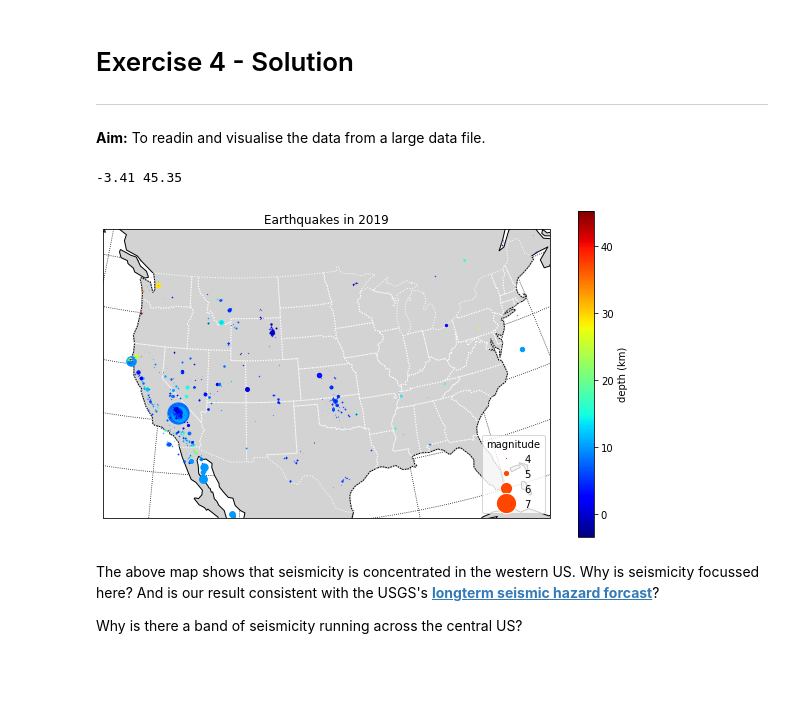
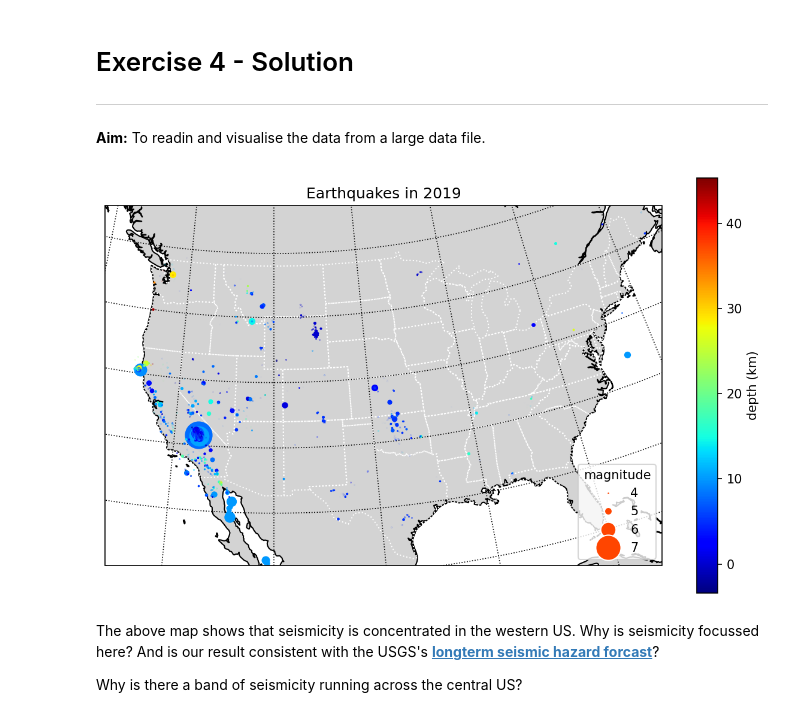
Before and after one commit to oscarbranson/python-course, a Jupyter notebook: solutions/Exercise4_solution.ipynb, the cells around one changed output. Drawn from its saved outputs; the diff is of its cells as text; code cells hidden in the pictures; blank space fills up the shorter version.

Commit message:
fix data path and shape name

```diff
--- a/solutions/Exercise4_solution.ipynb
+++ b/solutions/Exercise4_solution.ipynb
@@ -20,7 +20,7 @@ import numpy as np
 from matplotlib.lines import Line2D
 
 #readin earthquake data
-df = pd.read_csv('data/us_eqs.csv',header=0,index_col=None)
+df = pd.read_csv('../exercises/data/us_eqs.csv',header=0,index_col=None)
 
 #define the plot area
 fg = plt.figure(figsize=(10,6));
@@ -34,7 +34,7 @@ ax.set_extent([-125, -75, 25, 50], crs=ccrs.Geodetic())
 #add coastlines
 feature = ctp.feature.NaturalEarthFeature(
         name='coastline', category='physical',
-        scale='110m',
+        scale='50m',
         edgecolor='#000000', facecolor='lightgrey')
 ax.add_feature(feature)
 
@@ -42,9 +42,13 @@ ax.add_feature(feature)
 gl = ax.gridlines(linestyle=':', color='k', zorder=-1);
 
 #add the state boundaries
-shapename = 'admin_1_states_provinces_lakes_shp'
-states_shp = shpreader.natural_earth(resolution='110m',
-                                    category='cultural', name=shapename)
+shapename = 'admin_1_states_provinces_lakes'
+states_shp = shpreader.natural_earth(
+        resolution='110m',
+        category='cultural',
+        name=shapename
+)
+
 ax.add_geometries(
         shpreader.Reader(states_shp).geometries(),
         ccrs.PlateCarree(),
@@ -66,35 +70,34 @@ size_fac = 2
 for d in df.sort_values('mag', ascending=False).iterrows():
     #store the color
     color = d[1].depth
 
     #plot the data, notice that we call 'cmap(norm(color))', i.e., we normalise our depth using `norm()' and pass the
     # output to cmap to give an RGB color to us
     # we also set marker size based on magnitude, but remembering to shift all the magnitudes to positive numbers,
     # else the smaller earthquakes start getting larger symbols (look at the output of df.mag.min())
     ax.plot(d[1].longitude, d[1].latitude, marker='o', color=cmap(norm(color)), markersize=(d[1].mag-df.mag.min())**size_fac,
             transform=ccrs.Geodetic(), linestyle='None')
 
 #plot on the scale bar following the hint of how to do this from stackoverflow.
 sm = plt.cm.ScalarMappable(cmap=cmap, norm=norm)
 plt.colorbar(sm,ax=ax, label='depth (km)')
 
 #plot the legend, taking the code we used in the Exercise 4 example.  Here, we need to remember to use the same
 # symbol size calculation that we use in plotting the symbols above
 legend_elements = [Line2D([0], [0], marker='o', ls = '', color='w', label='4', markeredgecolor='white',
                           markerfacecolor='orangered', markersize=(4-df.mag.min())**size_fac),
                    Line2D([0], [0], marker='o', ls = '', color='w', label='5', markeredgecolor='white',
                           markerfacecolor='orangered', markersize=(5-df.mag.min())**size_fac),
                   Line2D([0], [0], marker='o', ls = '', color='w', label='6', markeredgecolor='white',
                           markerfacecolor='orangered', markersize=(6-df.mag.min())**size_fac),
                   Line2D([0], [0], marker='o', ls = '', color='w', label='7', markeredgecolor='white',
                           markerfacecolor='orangered', markersize=(7-df.mag.min())**size_fac)]
 
 ax.legend(handles=legend_elements, title='magnitude', loc='lower right')
 
 ax.set_title('Earthquakes in 2019');
 # %% [output]
--3.41 45.35
-[figure, old version]
+[figure, new version]
 # %% [markdown]
 The above map shows that seismicity is concentrated in the western US.  Why is seismicity focussed here?  And is our result consistent with the USGS's __[longterm seismic hazard forcast](https://www.usgs.gov/media/images/2018-long-term-national-seismic-hazard-map)__?
 
```
